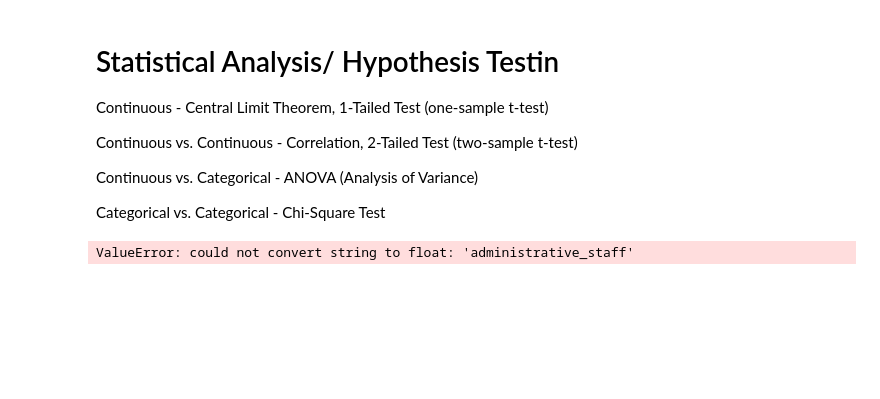
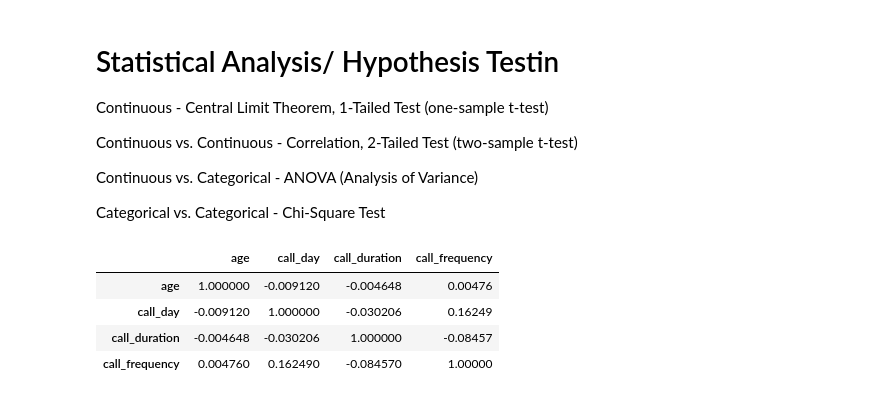
Before and after one commit to Saravanan-20G/Bank_Marketing, a Jupyter notebook: Bank_Marketing_Campaign_Dataset.ipynb, the cells around one changed output. Cells and saved outputs as stored; diff of their text form; code cells hidden in the pictures; blank space fills up the shorter version.

```diff
--- a/Bank_Marketing_Campaign_Dataset.ipynb
+++ b/Bank_Marketing_Campaign_Dataset.ipynb
@@ -211,7 +228,20 @@ def hypothesisTesting(continuous_columns=[], category_columns=[], sampling_rate=
                     hypothesis_df.loc[continuous_column, category_column] = "There is no relationship"
 
     return oneContinuousColumn_result, hypothesis_df
-# %%
-df.corr()
-# %% [output]
-ValueError: could not convert string to float: 'administrative_staff'
+# %%
+import pandas as pd
+
+# Assuming df is your DataFrame
+
+# Drop non-numeric columns or encode them appropriately
+numeric_df = df.select_dtypes(include=['number'])
+
+# Calculate correlation matrix
+correlation_matrix = numeric_df.corr()
+correlation_matrix
+# %% [output]
+|  | age | call_day | call_duration | call_frequency |
+| age | 1.000000 | -0.009120 | -0.004648 | 0.00476 |
+| call_day | -0.009120 | 1.000000 | -0.030206 | 0.16249 |
+| call_duration | -0.004648 | -0.030206 | 1.000000 | -0.08457 |
+| call_frequency | 0.004760 | 0.162490 | -0.084570 | 1.00000 |
```
Also changed, not shown: parts of 17 cells of this notebook.
